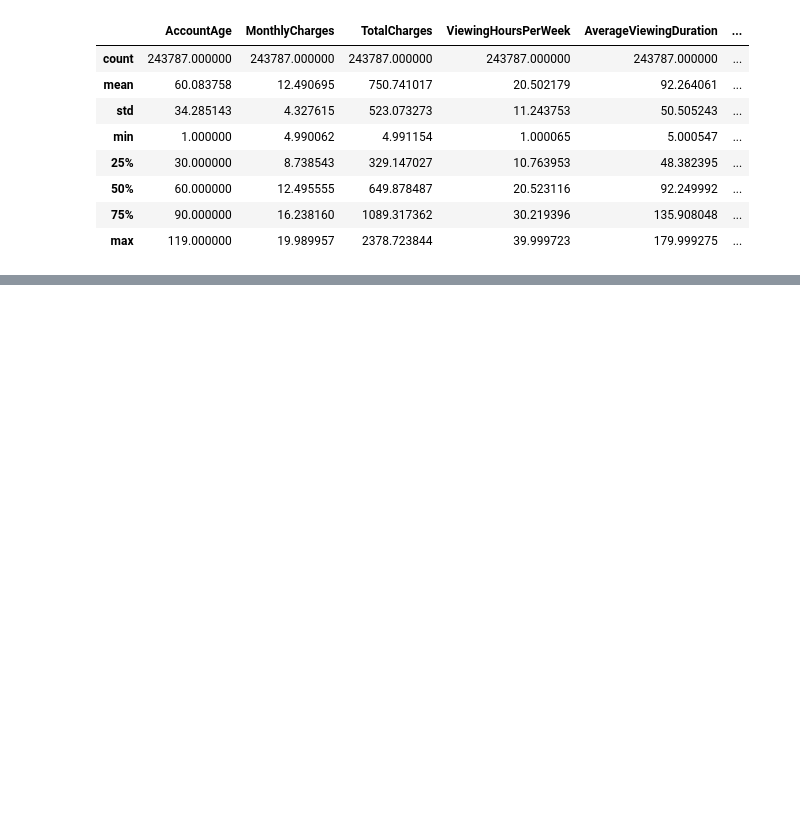
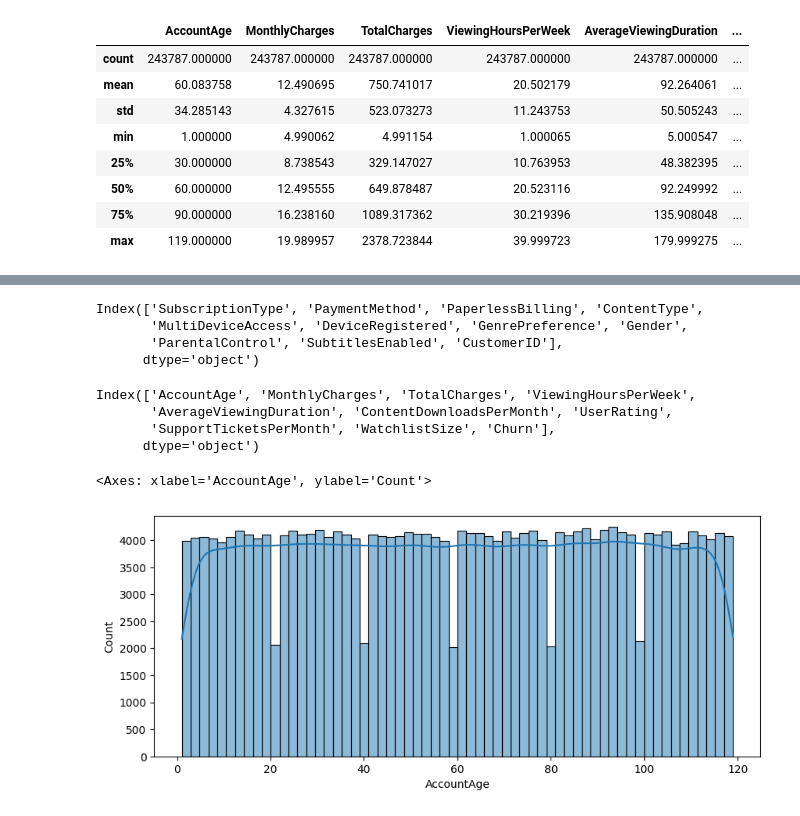
Before and after one commit to BVR198/Data-Science-Challenge, a Jupyter notebook: Customer Churn.ipynb, the cells around one changed output, grey strips where cells are left out. Cells and saved outputs as stored; diff of their text form; code cells hidden in the pictures; blank space fills up the shorter version.

```diff
--- a/Customer Churn.ipynb
+++ b/Customer Churn.ipynb
@@ -119,0 +94,3 @@ Index(['AccountAge', 'MonthlyCharges', 'TotalCharges', 'SubscriptionType',
+# %%
+# let us store x_train data set into dataframe df
+df = x_train
@@ -119,0 +182,17 @@ Index(['AccountAge', 'MonthlyCharges', 'TotalCharges', 'SubscriptionType',
+# %%
+# let us get a list of numeracal & Categorical column name
+num_columns = num_df.columns
+cat_columns = cat_df.columns
+print(cat_columns)
+# %% [output]
+Index(['SubscriptionType', 'PaymentMethod', 'PaperlessBilling', 'ContentType',
+       'MultiDeviceAccess', 'DeviceRegistered', 'GenrePreference', 'Gender',
+       'ParentalControl', 'SubtitlesEnabled', 'CustomerID'],
+      dtype='object')
+# %%
+print(num_columns)
+# %% [output]
+Index(['AccountAge', 'MonthlyCharges', 'TotalCharges', 'ViewingHoursPerWeek',
+       'AverageViewingDuration', 'ContentDownloadsPerMonth', 'UserRating',
+       'SupportTicketsPerMonth', 'WatchlistSize', 'Churn'],
+      dtype='object')
@@ -119,0 +202,6 @@ Index(['AccountAge', 'MonthlyCharges', 'TotalCharges', 'SubscriptionType',
+# %%
+plt.figure(figsize=(10, 4))
+sns.histplot(data= df, x = 'AccountAge', kde=True)
+# %% [output]
+<Axes: xlabel='AccountAge', ylabel='Count'>
+[figure, added]
```
Also changed, not shown: parts of 18 cells of this notebook.
